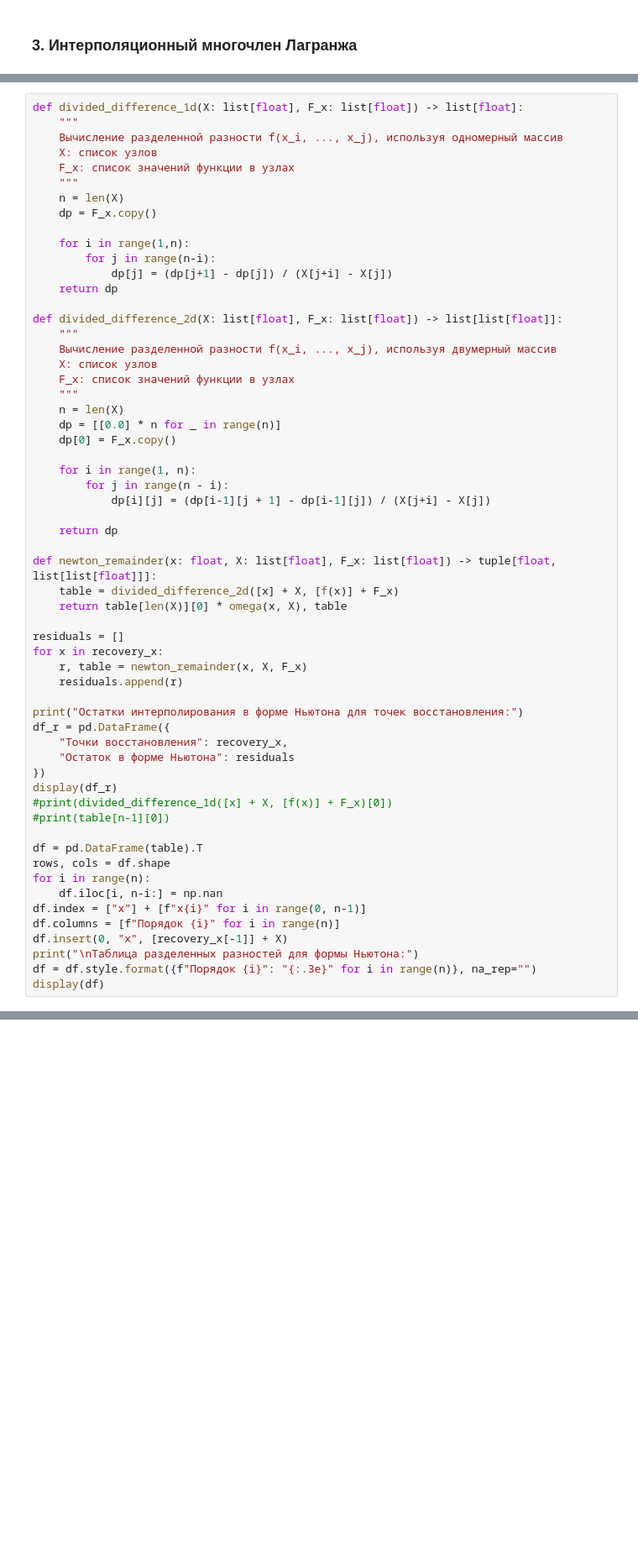
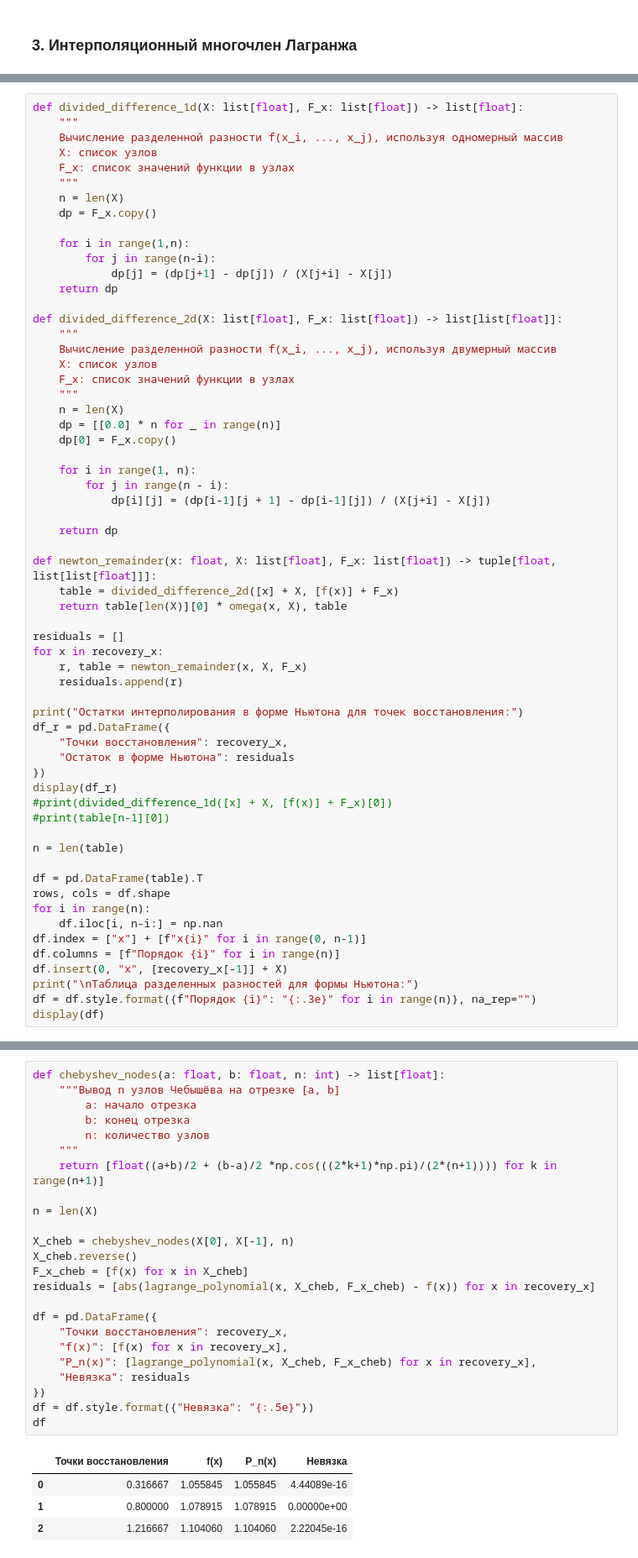
Before and after one commit to SupremeIntelligence/numerical-methods, a Jupyter notebook: Lab2/lab2.ipynb, the cells around one changed output, grey strips where cells are left out. Shown at 84% size. Saved outputs shown, nothing was run; the diff lists cells and outputs as text; blank space fills up the shorter version.

```diff
--- a/Lab2/lab2.ipynb
+++ b/Lab2/lab2.ipynb
@@ -305,6 +306,8 @@ display(df_r)
 #print(divided_difference_1d([x] + X, [f(x)] + F_x)[0])
 #print(table[n-1][0])
 
+n = len(table)
+
 df = pd.DataFrame(table).T
 rows, cols = df.shape
 for i in range(n):
@@ -339,0 +366,29 @@ display(df)
+# %%
+def chebyshev_nodes(a: float, b: float, n: int) -> list[float]:
+    """Вывод n узлов Чебышёва на отрезке [a, b]
+        a: начало отрезка
+        b: конец отрезка
+        n: количество узлов
+    """
+    return [float((a+b)/2 + (b-a)/2 *np.cos(((2*k+1)*np.pi)/(2*(n+1)))) for k in range(n+1)]
+
+n = len(X)
+
+X_cheb = chebyshev_nodes(X[0], X[-1], n)
+X_cheb.reverse()
+F_x_cheb = [f(x) for x in X_cheb]
+residuals = [abs(lagrange_polynomial(x, X_cheb, F_x_cheb) - f(x)) for x in recovery_x]
+
+df = pd.DataFrame({
+    "Точки восстановления": recovery_x,
+    "f(x)": [f(x) for x in recovery_x],
+    "P_n(x)": [lagrange_polynomial(x, X_cheb, F_x_cheb) for x in recovery_x],
+    "Невязка": residuals
+})
+df = df.style.format({"Невязка": "{:.5e}"})
+df
+# %% [output]
+|  | Точки восстановления | f(x) | P_n(x) | Невязка |
+| 0 | 0.316667 | 1.055845 | 1.055845 | 4.44089e-16 |
+| 1 | 0.800000 | 1.078915 | 1.078915 | 0.00000e+00 |
+| 2 | 1.216667 | 1.104060 | 1.104060 | 2.22045e-16 |
```
Also changed, not shown: parts of 9 cells of this notebook.
